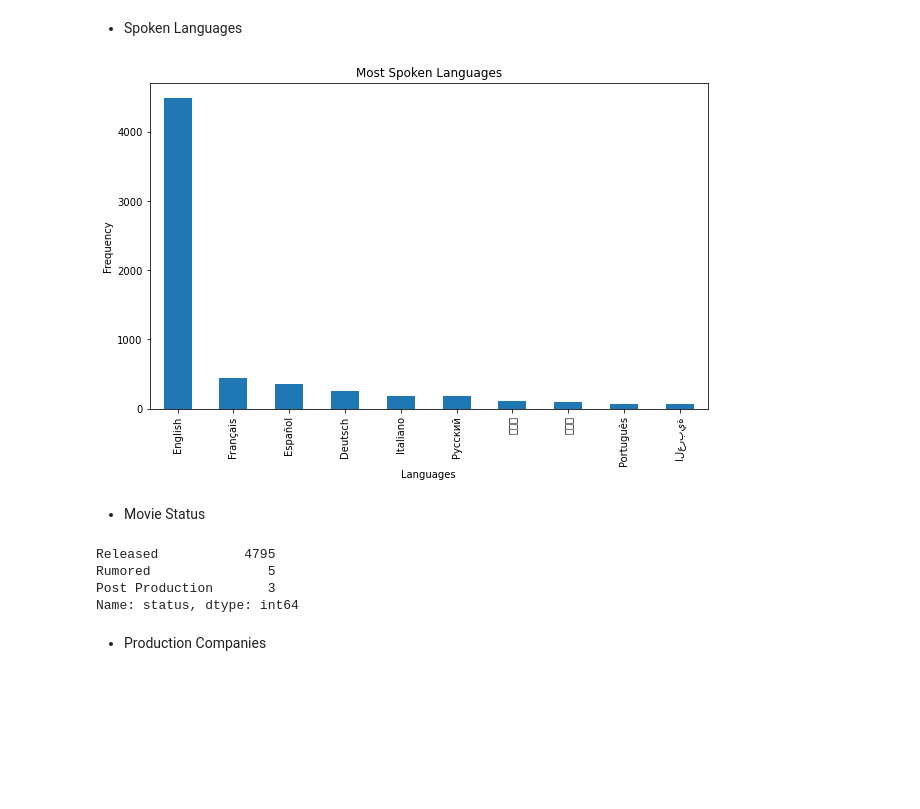
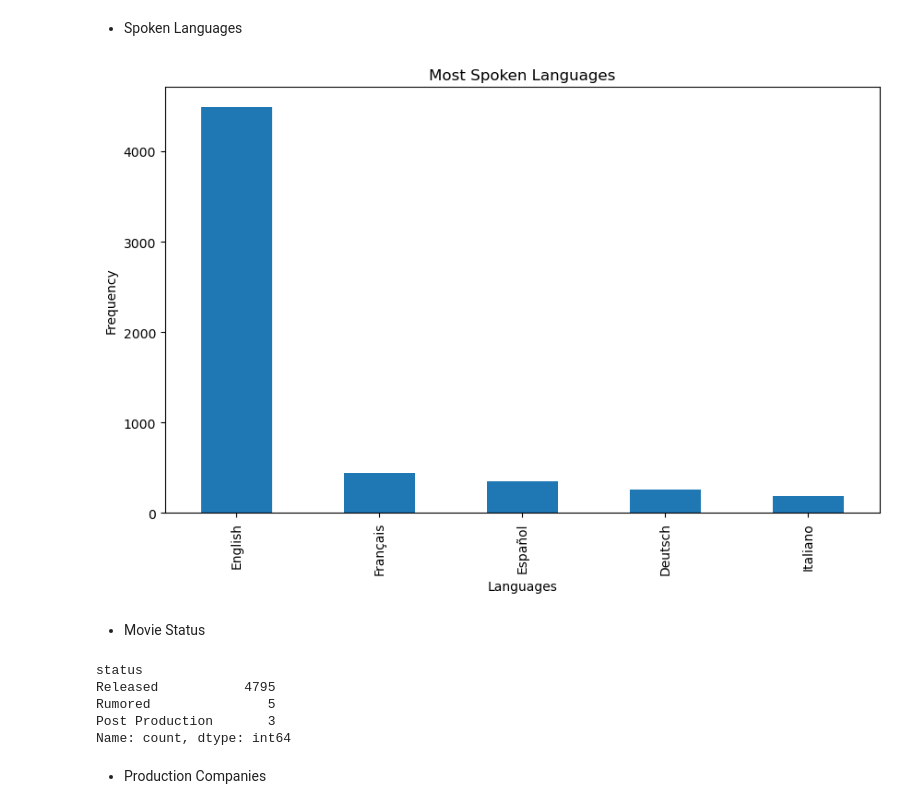
Before and after one commit to Imacharia/Movie_Recomendation, a Jupyter notebook: movv.ipynb, the cells around one changed output. Cells and saved outputs as stored; diff of their text form; code cells hidden in the pictures; blank space fills up the shorter version.

Commit message:
updated save figures to images, initial recommenda tion with collaborative filtering

```diff
--- a/movv.ipynb
+++ b/movv.ipynb
@@ -66,6 +75,6 @@ warnings.filterwarnings('ignore', category=UserWarning, module='matplotlib.*')
 ### Load the Datasets
  >- Movie Credits Dataset
 # %%
-tmdb_movie_credits = pd.read_csv("tmdb_credits.csv")
+tmdb_movie_credits = pd.read_csv(".data//tmdb_5000_credits.csv")
 tmdb_movie_credits.head()
 # %% [output]
@@ -73,7 +87,7 @@ FileNotFoundError: [Errno 2] No such file or directory: 'tmdb_credits.csv'
 # %% [markdown]
 >-Movies Dataset
 # %%
-tmdb_movies = pd.read_csv("tmdb_movies.csv")
+tmdb_movies = pd.read_csv(".data//tmdb_5000_movies.csv")
 tmdb_movies.head(2)
 # %% [output]
 |  | budget | genres | homepage | id | keywords | original_language | original_title | overview | ... |
@@ -185,7 +203,7 @@ movies_credits.iloc[0].genres
 # %%
 movies_credits['genres']=movies_credits['genres'].apply(data_info.convert)
 
-movies_credits['keywords']=movies_credits['keywords'].apply(data_info.convert)
+movies_credits['keywords']=movies_credits['keywords'].apply(data_info.get_keywords)
 
 movies_credits['production_companies']=movies_credits['production_companies'].apply(data_info.convert)
 
@@ -387,40 +478,41 @@ Name: vote_average, dtype: float64
 # %%
 # Extract the 'spoken_languages' column
 spoken_languages = movies_credits['spoken_languages']
 
 # Flatten the list of spoken languages
 flat_languages = []
 for sublist in spoken_languages:
     if isinstance(sublist, str):
         sublist = ast.literal_eval(sublist)
     for language in sublist:
         if isinstance(language, dict):
             flat_languages.append(language['name'])
 
 # Count the frequency of each spoken language
 language_counts = pd.Series(flat_languages).value_counts()
 
 # Select the top spoken languages
-top_languages = language_counts.head(10)  # Change the number to select more or fewer top languages
+top_languages = language_counts.head(5)  # Change the number to select more or fewer top languages
 
 # Plot the top spoken languages
 plt.figure(figsize=(10, 6))
 top_languages.plot(kind='bar')
 plt.title('Most Spoken Languages')
 plt.xlabel('Languages')
 plt.ylabel('Frequency')
 plt.show()
 # %% [output]
-[figure, old version]
+[figure, new version]
 # %% [markdown]
 * Movie Status
 # %%
 movies_credits['status'].value_counts()
 # %% [output]
+status
 Released           4795
 Rumored               5
 Post Production       3
-Name: status, dtype: int64
+Name: count, dtype: int64
 # %% [markdown]
 * Production Companies
 # %%
```
Also changed, not shown: parts of 65 cells of this notebook, 10 other files.
